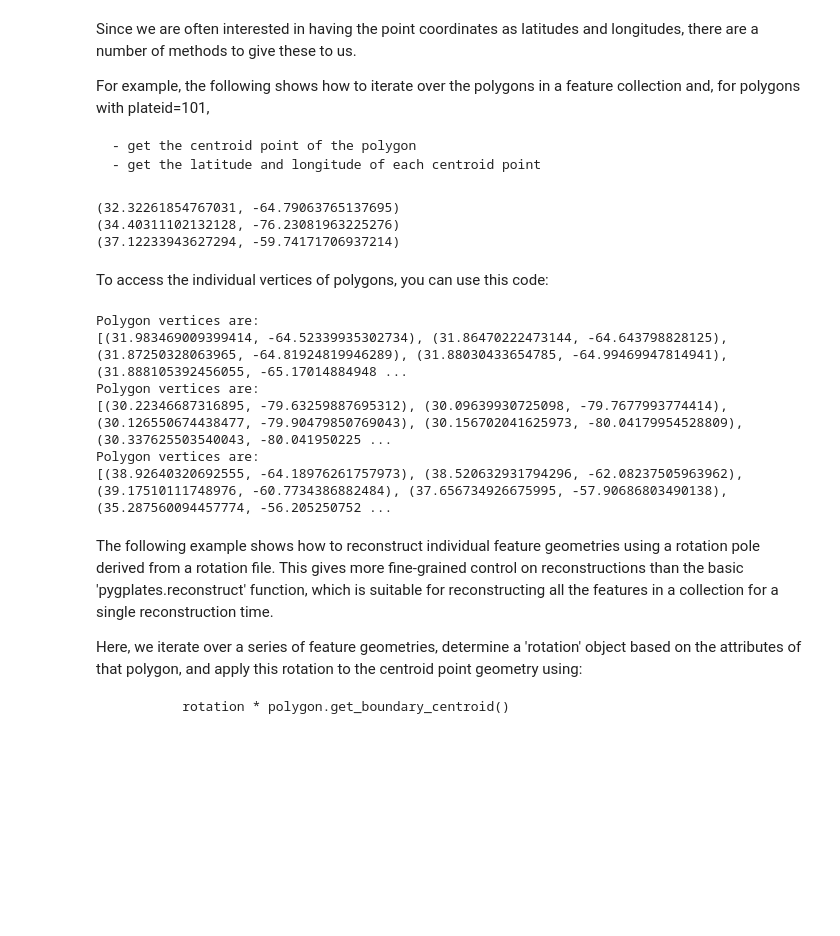
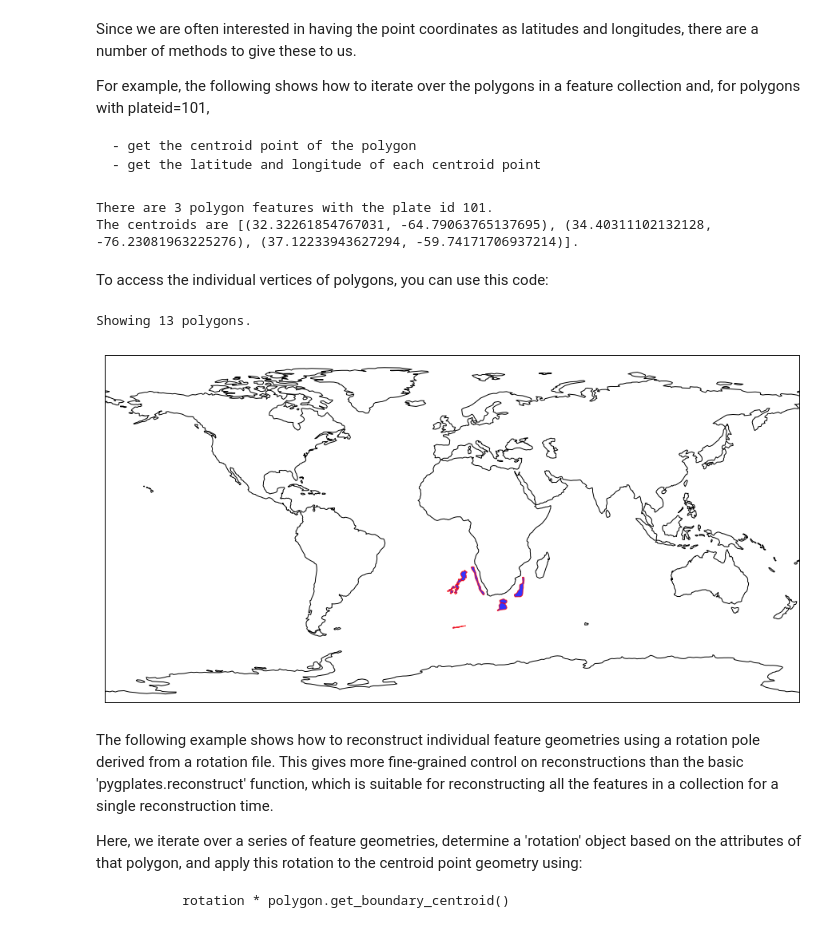
Before and after one commit to GPlates/pygplates-tutorials, a Jupyter notebook: notebooks/pygplates-working-with-feature-geometries.ipynb, the cells around one changed output. Cells and saved outputs as stored; diff of their text form; code cells hidden in the pictures; blank space fills up the shorter version.

Commit message:
add more figures into pygplates-working-with-feature-geometries.ipynb

```diff
--- a/notebooks/pygplates-working-with-feature-geometries.ipynb
+++ b/notebooks/pygplates-working-with-feature-geometries.ipynb
@@ -81,0 +61,8 @@ for feature in features:
+# %%
+areas=[]
+for feature in features:
+    if feature.get_reconstruction_plate_id() == 901:
+        areas.append(feature.get_geometry().get_area())
+print('There are {} features of which the plate id is 901.'.format(len(areas)))
+print('The areas of these features are {}.'.format(areas))
+print('(NB the area is expressed for a unit sphere - to convert to Earth units, need to multiply by radius**2)')
@@ -87,31 +78,37 @@ For example, the following shows how to iterate over the polygons in a feature c
     - get the centroid point of the polygon
     - get the latitude and longitude of each centroid point
 # %%
+centroids=[]
 for feature in features:
     if feature.get_reconstruction_plate_id() == 101:
         polygon = feature.get_geometry()
-        point = polygon.get_boundary_centroid()
-        print point.to_lat_lon()
+        centroids.append(polygon.get_boundary_centroid().to_lat_lon())
+
+print('There are {} polygon features with the plate id 101.'.format(len(centroids)))
+print('The centroids are {}.'.format(centroids))
 # %% [output]
-(32.32261854767031, -64.79063765137695)
-(34.40311102132128, -76.23081963225276)
-(37.12233943627294, -59.74171706937214)
+There are 3 polygon features with the plate id 101.
+The centroids are [(32.32261854767031, -64.79063765137695), (34.40311102132128, -76.23081963225276), (37.12233943627294, -59.74171706937214)].
 # %% [markdown]
 To access the individual vertices of polygons, you can use this code:
-# %%
-for feature in features:
-    if feature.get_reconstruction_plate_id() == 101:
-        polygon = feature.get_geometry()
-        points = polygon.get_points()
-        print 'Polygon vertices are:'
-        print points.to_lat_lon_list()
-# %% [output]
-Polygon vertices are:
-[(31.983469009399414, -64.52339935302734), (31.86470222473144, -64.643798828125), (31.87250328063965, -64.81924819946289), (31.88030433654785, -64.99469947814941), (31.888105392456055, -65.17014884948 ...
-Polygon vertices are:
-[(30.22346687316895, -79.63259887695312), (30.09639930725098, -79.7677993774414), (30.126550674438477, -79.90479850769043), (30.156702041625973, -80.04179954528809), (30.337625503540043, -80.041950225 ...
-Polygon vertices are:
-[(38.92640320692555, -64.18976261757973), (38.520632931794296, -62.08237505963962), (39.17510111748976, -60.7734386882484), (37.656734926675995, -57.90686803490138), (35.287560094457774, -56.205250752 ...
+# %%
+polygons=[]
+for feature in features:
+    if feature.get_reconstruction_plate_id() == 701:
+        polygon = feature.get_geometry()
+        #get Polygon vertices and construct shapely polygon object
+        polygons.append(Polygon(((lon,lat) for lat, lon in polygon.to_lat_lon_list())))
+
+plt.figure(figsize=(16, 8))
+ax = plt.axes(projection=ccrs.PlateCarree())
+ax.coastlines()
+
+ax.add_geometries(polygons, crs=ccrs. PlateCarree(), facecolor='b', edgecolor='red', alpha=0.8)
+print('Showing {} polygons.'.format(len(polygons)))
+plt.show()
+# %% [output]
+Showing 13 polygons.
+[figure, added]
 # %% [markdown]
 The following example shows how to reconstruct individual feature geometries using a rotation pole derived from a rotation file. This gives more fine-grained control on reconstructions than the basic 'pygplates.reconstruct' function, which is suitable for reconstructing all the features in a collection for a single reconstruction time.
 
```
Also changed, not shown: parts of 11 cells of this notebook.
